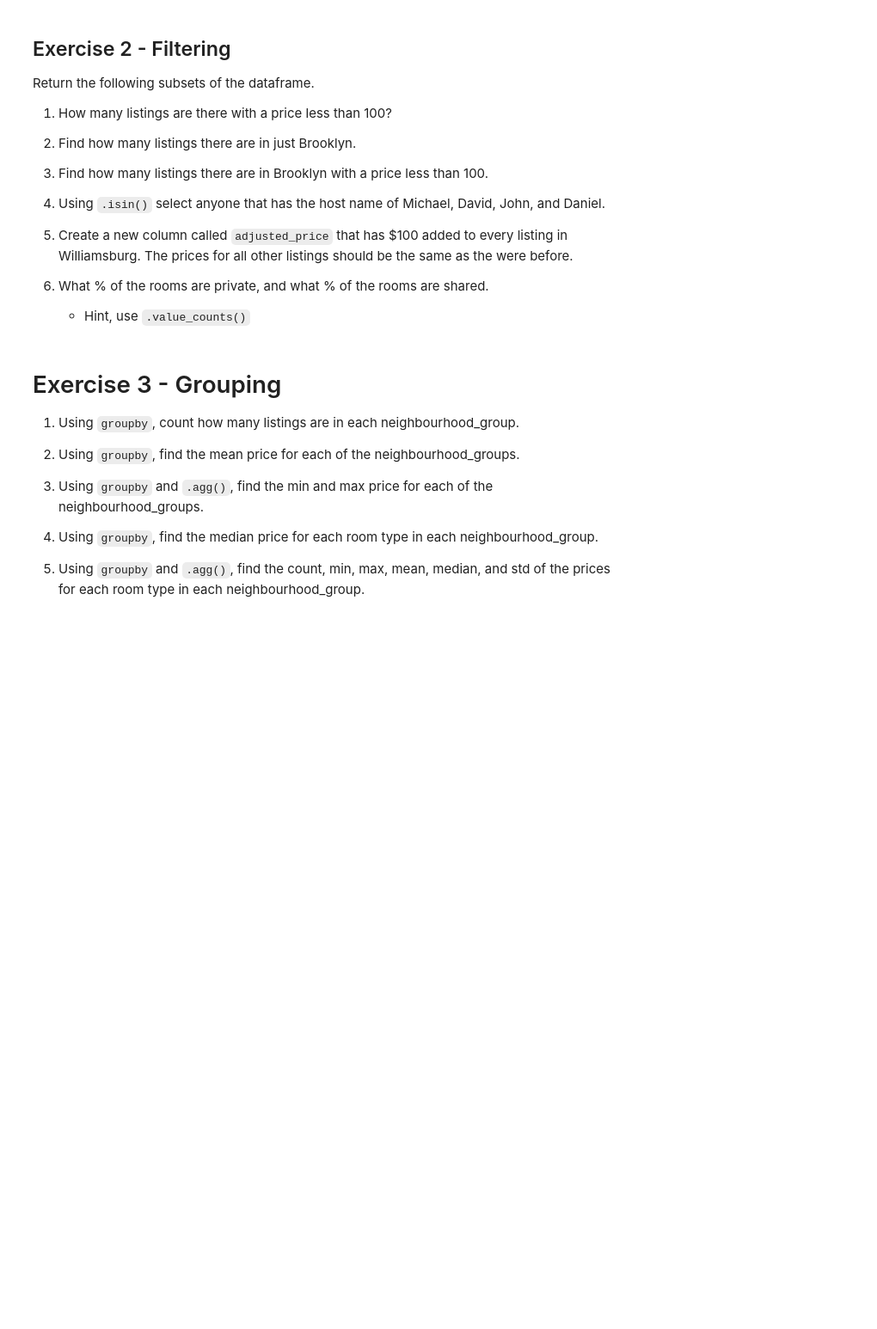
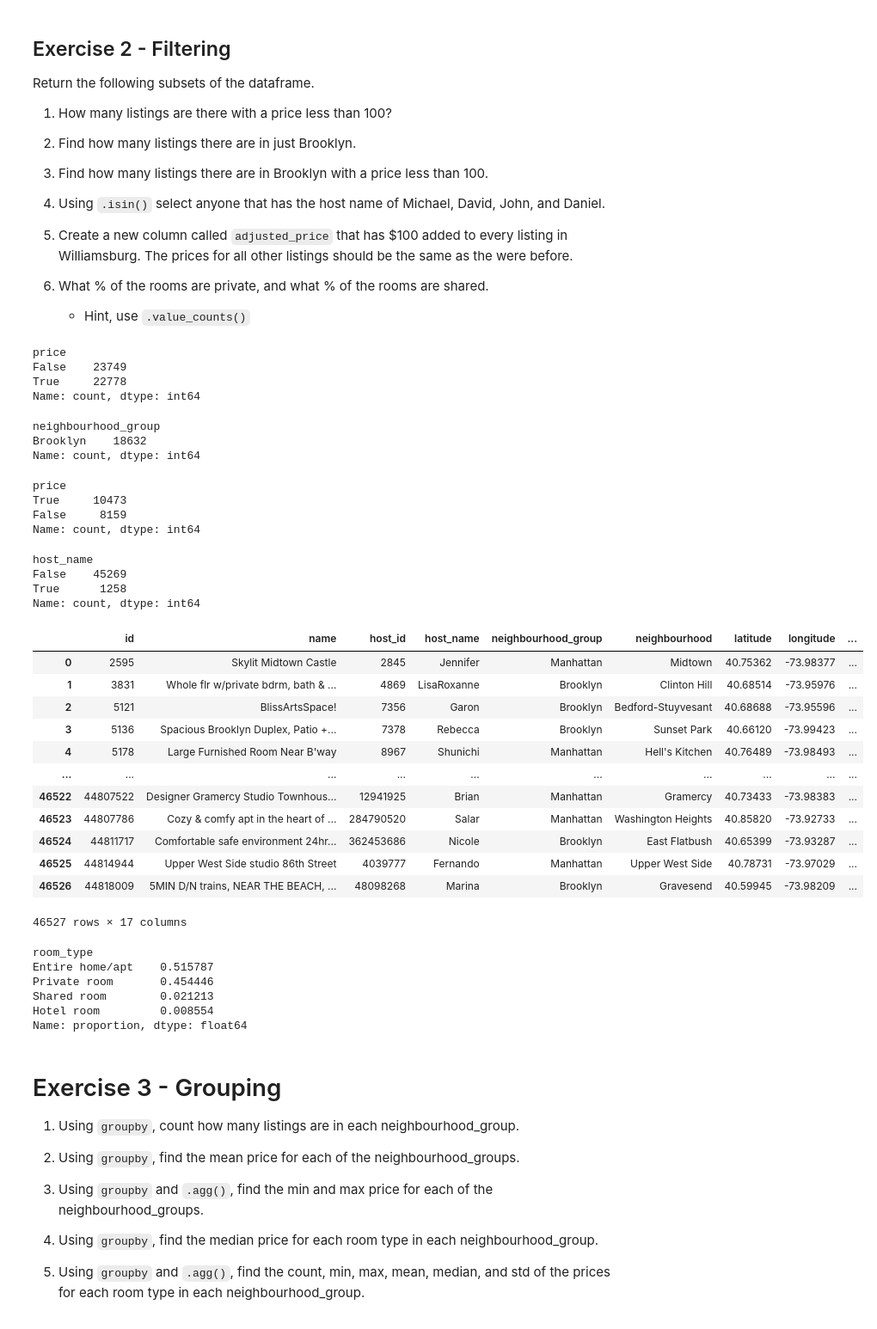
Before and after one commit to ndxnode/my-fork-2023-fall-data-science, a Jupyter notebook: Week-01-Pandas/Exercise-AW.ipynb, the cells around one changed output. Shown: that part at 86% size. Cells and saved outputs as stored; diff of their text form; code cells hidden in the pictures; blank space fills up the shorter version.

```diff
--- a/Week-01-Pandas/Exercise-AW.ipynb
+++ b/Week-01-Pandas/Exercise-AW.ipynb
@@ -42,19 +58,77 @@ Return the following subsets of the dataframe.
     * Hint, use `.value_counts()`
 # %%
 # 1. How many listings are there with a price less than 100?
+
+(listings.price < 100).value_counts()
+# %% [output]
+price
+False    23749
+True     22778
+Name: count, dtype: int64
 # %%
 # 2. Make a new DataFrame of listings in Brooklyn named `df_bk`
 # and find how many listings in just Brooklyn.
+
+condition_brooklyn = listings["neighbourhood_group"] == "Brooklyn"
+df_bk = listings[condition_brooklyn]
+df_bk.neighbourhood_group.value_counts()
+# %% [output]
+neighbourhood_group
+Brooklyn    18632
+Name: count, dtype: int64
 # %%
 # 3. Find how many listings there are in Brooklyn with a price less than 100.
+
+less_than_100 = df_bk["price"] < 100
+less_than_100.value_counts()
+# %% [output]
+price
+True     10473
+False     8159
+Name: count, dtype: int64
 # %%
 # 4. Using `.isin()` select anyone that has the host name of Michael, David, John, and Daniel.
 # How many total are there that have those names
+
+select_host_names = ["Michael", "David", "John", "Daniel"]
+listings["host_name"].isin(select_host_names).value_counts()
+# %% [output]
+host_name
+False    45269
+True      1258
+Name: count, dtype: int64
 # %%
 # 5. Create a new column called `adjusted_price` that has $100 added to every listing in Williamsburg.
 # The prices for all other listings should be the same as the were before.
+is_Williamsburg = listings['neighbourhood'] == "Williamsburg"
+
+listings['adjusted_price'] = np.where(is_Williamsburg, listings.price + 100 , listings.price)
+listings
+# %% [output]
+|  | id | name | host_id | host_name | neighbourhood_group | neighbourhood | latitude | longitude | ... |
+| 0 | 2595 | Skylit Midtown Castle | 2845 | Jennifer | Manhattan | Midtown | 40.75362 | -73.98377 | ... |
+| 1 | 3831 | Whole flr w/private bdrm, bath & ... | 4869 | LisaRoxanne | Brooklyn | Clinton Hill | 40.68514 | -73.95976 | ... |
+| 2 | 5121 | BlissArtsSpace! | 7356 | Garon | Brooklyn | Bedford-Stuyvesant | 40.68688 | -73.95596 | ... |
+| 3 | 5136 | Spacious Brooklyn Duplex, Patio +... | 7378 | Rebecca | Brooklyn | Sunset Park | 40.66120 | -73.99423 | ... |
+| 4 | 5178 | Large Furnished Room Near B'way | 8967 | Shunichi | Manhattan | Hell's Kitchen | 40.76489 | -73.98493 | ... |
+| ... | ... | ... | ... | ... | ... | ... | ... | ... | ... |
+| 46522 | 44807522 | Designer Gramercy Studio Townhous... | 12941925 | Brian | Manhattan | Gramercy | 40.73433 | -73.98383 | ... |
+| 46523 | 44807786 | Cozy & comfy apt in the heart of ... | 284790520 | Salar | Manhattan | Washington Heights | 40.85820 | -73.92733 | ... |
+| 46524 | 44811717 | Comfortable safe environment 24hr... | 362453686 | Nicole | Brooklyn | East Flatbush | 40.65399 | -73.93287 | ... |
+| 46525 | 44814944 | Upper West Side studio 86th Street | 4039777 | Fernando | Manhattan | Upper West Side | 40.78731 | -73.97029 | ... |
+| 46526 | 44818009 | 5MIN D/N trains, NEAR THE BEACH, ... | 48098268 | Marina | Brooklyn | Gravesend | 40.59945 | -73.98209 | ... |
+46527 rows × 17 columns
 # %%
 # 6. What % of the rooms are private, and what % of the rooms are shared.
+
+listings['room_type'].value_counts(normalize=True)
+# %% [output]
+room_type
+Entire home/apt    0.515787
+Private room       0.454446
+Shared room        0.021213
+Hotel room         0.008554
+Name: proportion, dtype: float64
 # %% [markdown]
 # Exercise 3 - Grouping
 
```
Also changed, not shown: parts of 10 cells of this notebook.
